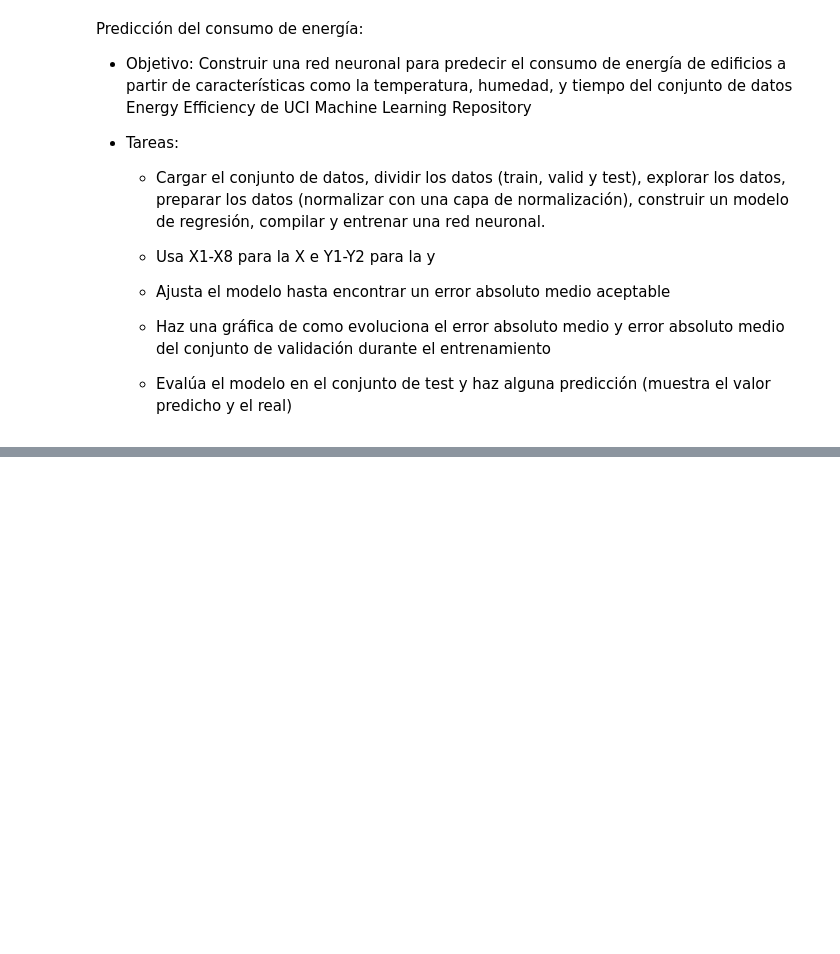
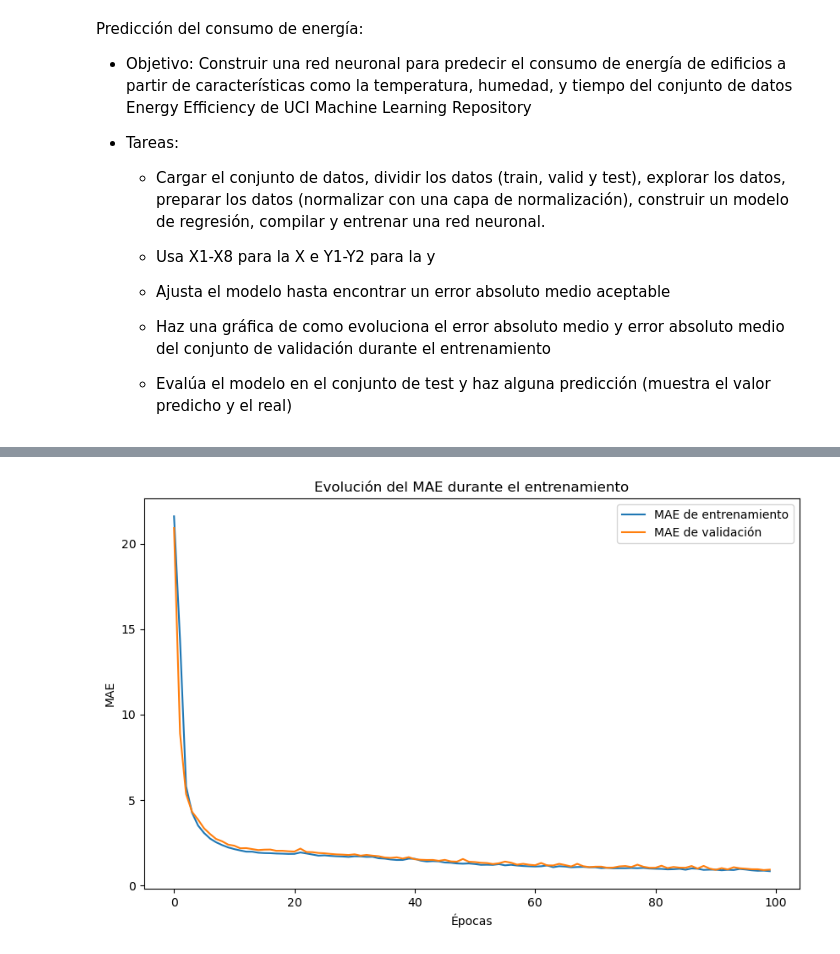
Before and after one commit to Mario-Lopez-Gonzalez/Python_clase, a Jupyter notebook: SAPA/Ejercicios/4_3Ejercicios.ipynb, the cells around one changed output, grey strips where cells are left out. Saved outputs shown, nothing was run; the diff lists cells and outputs as text; code cells hidden in the pictures; blank space fills up the shorter version.

```diff
--- a/SAPA/Ejercicios/4_3Ejercicios.ipynb
+++ b/SAPA/Ejercicios/4_3Ejercicios.ipynb
@@ -419,0 +557,16 @@ ImportError: Missing optional dependency 'openpyxl'.  Use pip or conda to instal
+# %%
+# Realizar predicciones en el conjunto de prueba
+predictions = model.predict(X_test)
+
+# Mostrar algunas predicciones junto con sus valores reales
+for i in range(10):
+    print(f"Predicción: {predictions[i]}, Real: {y_test.iloc[i].values}")
+    print(f"Diferencia entre etiquetas reales y predecidas: {predictions[i] - y_test.iloc[i].values}") # La etiqueta de Y2 en ocasiones falla drásticamente
+
+# Calcular el promedio de la diferencia entre predicciones y valores reales
+differences = np.abs(predictions - y_test.values)  # Diferencias absolutas
+average_difference = np.mean(differences, axis=0)  # Promedio por columna
+print(f"Promedio de la diferencia absoluta (Y1, Y2): {average_difference}")
+# Añadimos para evaluación final
+all_difference = {}
+all_difference["With X6,X8, LR=0.1"] = average_difference
@@ -419,0 +591,70 @@ ImportError: Missing optional dependency 'openpyxl'.  Use pip or conda to instal
+# %%
+# Vamos a hacer cambios en el modelo
+
+# Quitamos X6 y X8
+X = data[["X1", "X2", "X3", "X4", "X5", "X7"]]
+y = data[["Y1", "Y2"]]
+
+# Dividir los datos en conjuntos de entrenamiento, validación y prueba
+X_train, X_temp, y_train, y_temp = train_test_split(X, y, test_size=0.3, random_state=42)
+X_valid, X_test, y_valid, y_test = train_test_split(X_temp, y_temp, test_size=0.5, random_state=42)
+
+
+# Hay que volver a haace el modelo por los cambios en X
+normalizer = tf.keras.layers.Normalization()
+normalizer.adapt(X_train)
+
+# Construir el modelo de red neuronal
+model = tf.keras.models.Sequential([
+    normalizer,
+    tf.keras.layers.Dense(64, activation='relu'),
+    tf.keras.layers.Dense(64, activation='relu'),
+    tf.keras.layers.Dense(2)  # Salida con dos neuronas para Y1 y Y2
+])
+
+# Quiero probar diferentes learning_rate
+learning_rates = [0.003,0.001,0.01,0.1]
+
+for learning_rate in learning_rates:
+    print(f"Probando con learning_rate:{learning_rate}")
+
+    # Compilar el modelo
+    model.compile(optimizer=tf.keras.optimizers.Adam(learning_rate=learning_rate), loss='mae', metrics=['mae'])
+
+    # Entrenar el modelo
+    history = model.fit(
+        X_train, y_train,
+        validation_data=(X_valid, y_valid),
+        epochs=100,
+        batch_size=32
+    )
+
+    # Graficar la evolución del error absoluto medio
+    plt.figure(figsize=(10, 6))
+    plt.plot(history.history['mae'], label='MAE de entrenamiento')
+    plt.plot(history.history['val_mae'], label='MAE de validación')
+    plt.xlabel('Épocas')
+    plt.ylabel('MAE')
+    plt.legend()
+    plt.title('Evolución del MAE durante el entrenamiento')
+    plt.show()
+
+    # Evaluar el modelo en el conjunto de prueba
+    loss, mae = model.evaluate(X_test, y_test, verbose=0)
+    print(f"Error Absoluto Medio en el conjunto de prueba: {mae:.2f}")
+
+    # Realizar predicciones en el conjunto de prueba
+    predictions = model.predict(X_test)
+
+    # Mostrar algunas predicciones junto con sus valores reales
+    for i in range(5):
+        print(f"Predicción: {predictions[i]}, Real: {y_test.iloc[i].values}")
+        print(f"Diferencia entre etiquetas reales y predecidas: {predictions[i] - y_test.iloc[i].values}")
+
+    # Calcular el promedio de la diferencia entre predicciones y valores reales
+    differences = np.abs(predictions - y_test.values)  # Diferencias absolutas
+    average_difference = np.mean(differences, axis=0)  # Promedio por columna
+    print(f"Promedio de la diferencia absoluta (Y1, Y2): {average_difference}")
+    # Añadimos para evaluación final
+    all_difference["No X6,X8, LR={}".format(learning_rate)] = average_difference
+# %% [output]
@@ -419,0 +678 @@ ImportError: Missing optional dependency 'openpyxl'.  Use pip or conda to instal
+[figure, added]
```
Also changed, not shown: parts of 15 cells of this notebook.
